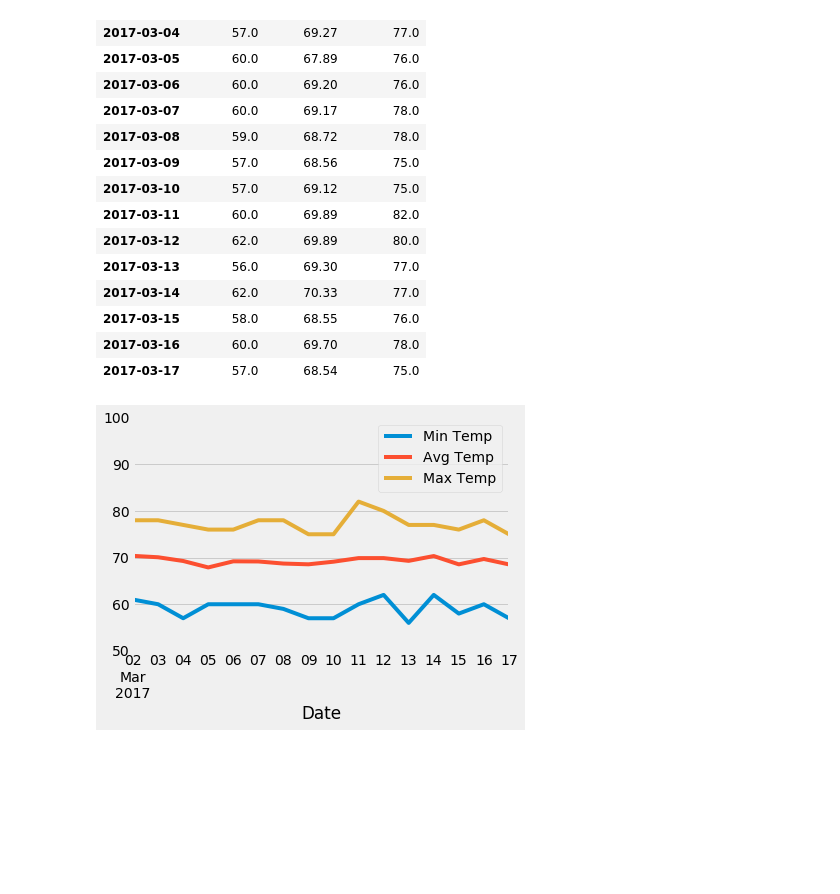
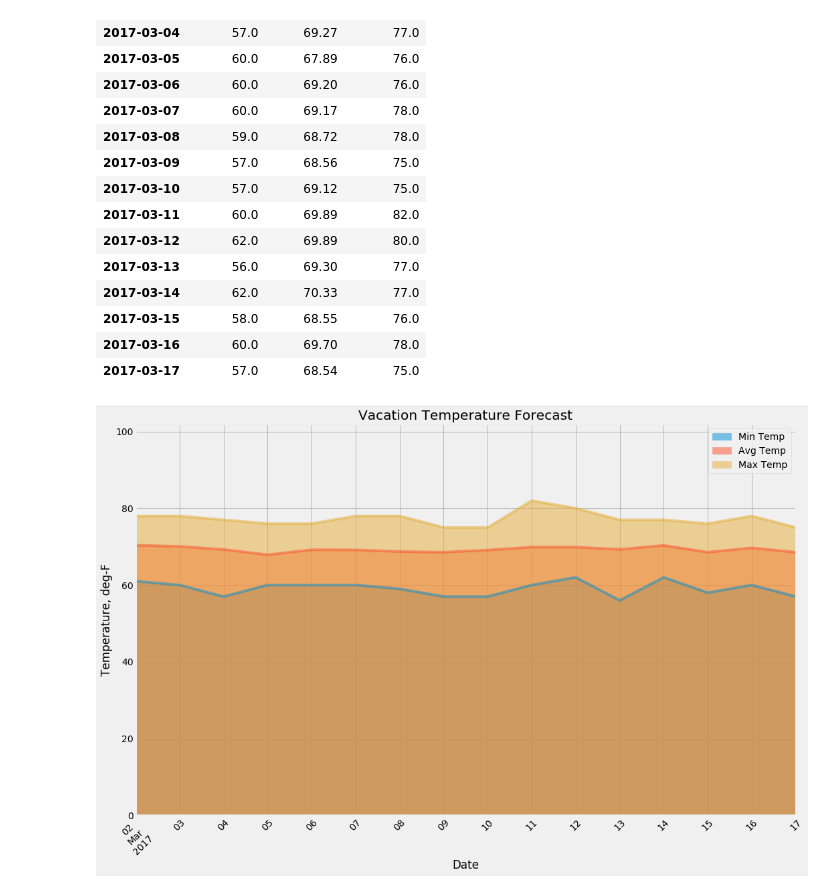
Before and after one commit to HenryNguyenLe/SQLAlchemy_Challenge, a Jupyter notebook: climate.ipynb, the cells around one changed output. Drawn from its saved outputs; the diff is of its cells as text; code cells hidden in the pictures; blank space fills up the shorter version.

```diff
--- a/climate.ipynb
+++ b/climate.ipynb
@@ -393,9 +394,3 @@ d_norm_df
 | 2017-03-15 | 58.0 | 68.55 | 76.0 |
 | 2017-03-16 | 60.0 | 69.70 | 78.0 |
 | 2017-03-17 | 57.0 | 68.54 | 75.0 |
-# %%
-d_norm_df.plot(stacked=False)
-plt.ylim(50,100)
-plt.show()
-# %% [output]
-[figure, removed]
@@ -403,0 +397,18 @@ plt.show()
+# %%
+# Plot the daily normals as an area plot with `stacked=False`
+d_norm_df.plot.area(stacked=False, rot=45,figsize=(15, 10))
+
+# use Matplotlib to decorate
+plt.ylim(0, max(d_norm_df['Max Temp'] + 20))
+plt.ylabel("Temperature, deg-F")
+plt.legend(loc="best")
+plt.title("Vacation Temperature Forecast")
+plt.grid(color='gray', linestyle='-', linewidth=0.5, which='both', axis = 'both')
+plt.tight_layout()
+
+# save image to file
+plt.savefig("Images/VacTempFrCst.png")
+
+plt.show()
+# %% [output]
+[figure, added]
```
Also changed, not shown: parts of 3 cells of this notebook, 2 other files.
